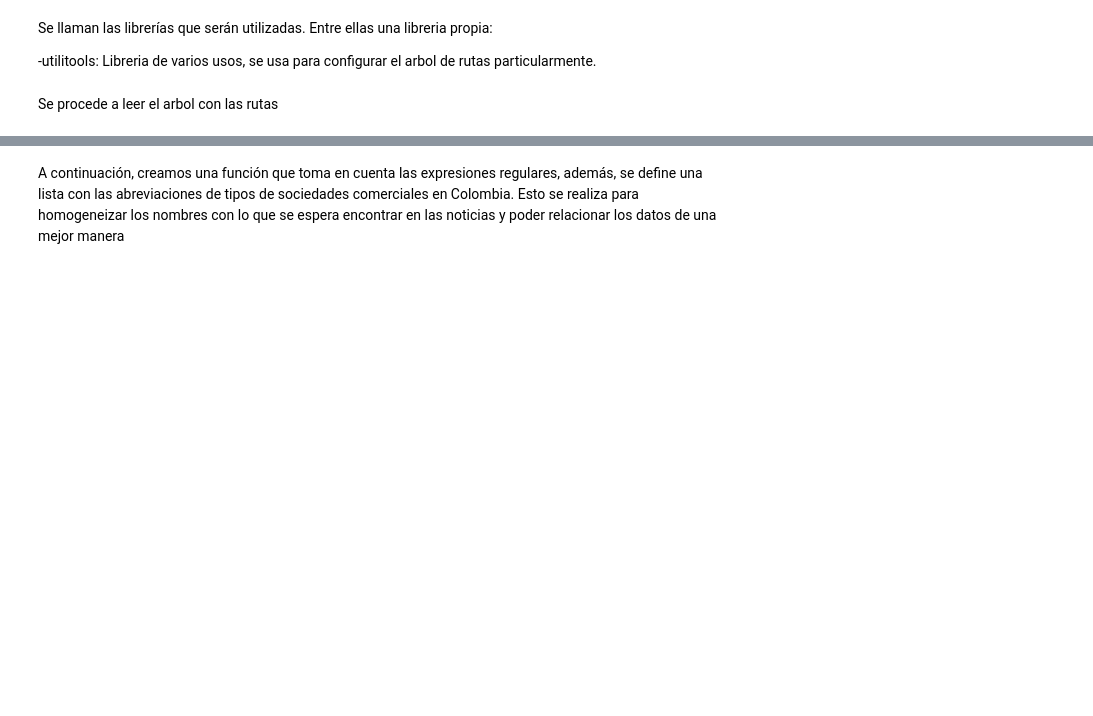
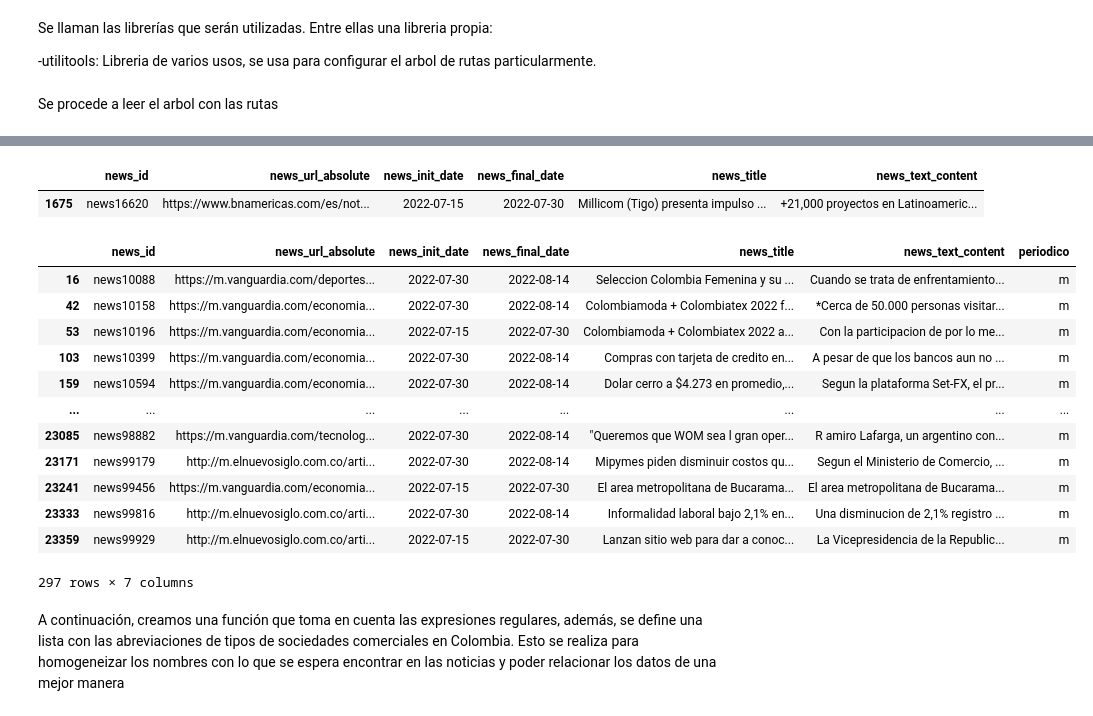
Before and after one commit to Pliperkiller/dataton2022-Siddhartha, a Jupyter notebook: src/scripts/limpieza_clientes.ipynb, the cells around one changed output, grey strips where cells are left out. Drawn from its saved outputs; the diff is of its cells as text; code cells hidden in the pictures; blank space fills up the shorter version.

```diff
--- a/src/scripts/limpieza_clientes.ipynb
+++ b/src/scripts/limpieza_clientes.ipynb
@@ -34,0 +54,9 @@ df_clientes = leer_csv(data,'clientes.csv')
+# %%
+def cleanse(text):
+    new_text = text.split('.')
+
+    return new_text[0]
+
+df_noticias['periodico'] = df_noticias['news_url_absolute'].str.replace(r'https://','').str.replace(r'www.','').apply(cleanse).str.replace(r'http://','')
+
+df_noticias.groupby(by='periodico').size().sort_values(ascending=False).head(20)
@@ -35,3 +81,24 @@ df_clientes = leer_csv(data,'clientes.csv')
+# %%
+df_noticias[df_noticias['news_id'].str.contains('16620')]
+# %% [output]
+|  | news_id | news_url_absolute | news_init_date | news_final_date | news_title | news_text_content |
+| 1675 | news16620 | https://www.bnamericas.com/es/not... | 2022-07-15 | 2022-07-30 | Millicom (Tigo) presenta impulso ... | +21,000 proyectos en Latinoameric... |
+# %%
+df_noticias[df_noticias['periodico']=='m']
+# %% [output]
+|  | news_id | news_url_absolute | news_init_date | news_final_date | news_title | news_text_content | periodico |
+| 16 | news10088 | https://m.vanguardia.com/deportes... | 2022-07-30 | 2022-08-14 | Seleccion Colombia Femenina y su ... | Cuando se trata de enfrentamiento... | m |
+| 42 | news10158 | https://m.vanguardia.com/economia... | 2022-07-30 | 2022-08-14 | Colombiamoda + Colombiatex 2022 f... | *Cerca de 50.000 personas visitar... | m |
+| 53 | news10196 | https://m.vanguardia.com/economia... | 2022-07-15 | 2022-07-30 | Colombiamoda + Colombiatex 2022 a... | Con la participacion de por lo me... | m |
+| 103 | news10399 | https://m.vanguardia.com/economia... | 2022-07-30 | 2022-08-14 | Compras con tarjeta de credito en... | A pesar de que los bancos aun no ... | m |
+| 159 | news10594 | https://m.vanguardia.com/economia... | 2022-07-30 | 2022-08-14 | Dolar cerro a $4.273 en promedio,... | Segun la plataforma Set-FX, el pr... | m |
+| ... | ... | ... | ... | ... | ... | ... | ... |
+| 23085 | news98882 | https://m.vanguardia.com/tecnolog... | 2022-07-30 | 2022-08-14 | "Queremos que WOM sea l gran oper... | R amiro Lafarga, un argentino con... | m |
+| 23171 | news99179 | http://m.elnuevosiglo.com.co/arti... | 2022-07-30 | 2022-08-14 | Mipymes piden disminuir costos qu... | Segun el Ministerio de Comercio, ... | m |
+| 23241 | news99456 | https://m.vanguardia.com/economia... | 2022-07-15 | 2022-07-30 | El area metropolitana de Bucarama... | El area metropolitana de Bucarama... | m |
+| 23333 | news99816 | http://m.elnuevosiglo.com.co/arti... | 2022-07-30 | 2022-08-14 | Informalidad laboral bajo 2,1% en... | Una disminucion de 2,1% registro ... | m |
+| 23359 | news99929 | http://m.elnuevosiglo.com.co/arti... | 2022-07-15 | 2022-07-30 | Lanzan sitio web para dar a conoc... | La Vicepresidencia de la Republic... | m |
+297 rows × 7 columns
 # %% [markdown]
 A continuación, creamos una función que toma en cuenta las expresiones regulares, además, se define una lista con las abreviaciones de tipos de sociedades comerciales en Colombia. Esto se realiza para homogeneizar los nombres con lo que se espera encontrar en las noticias y poder relacionar los datos de una mejor manera
 # %%
```
Also changed, not shown: parts of 7 cells of this notebook, 7 other files.
